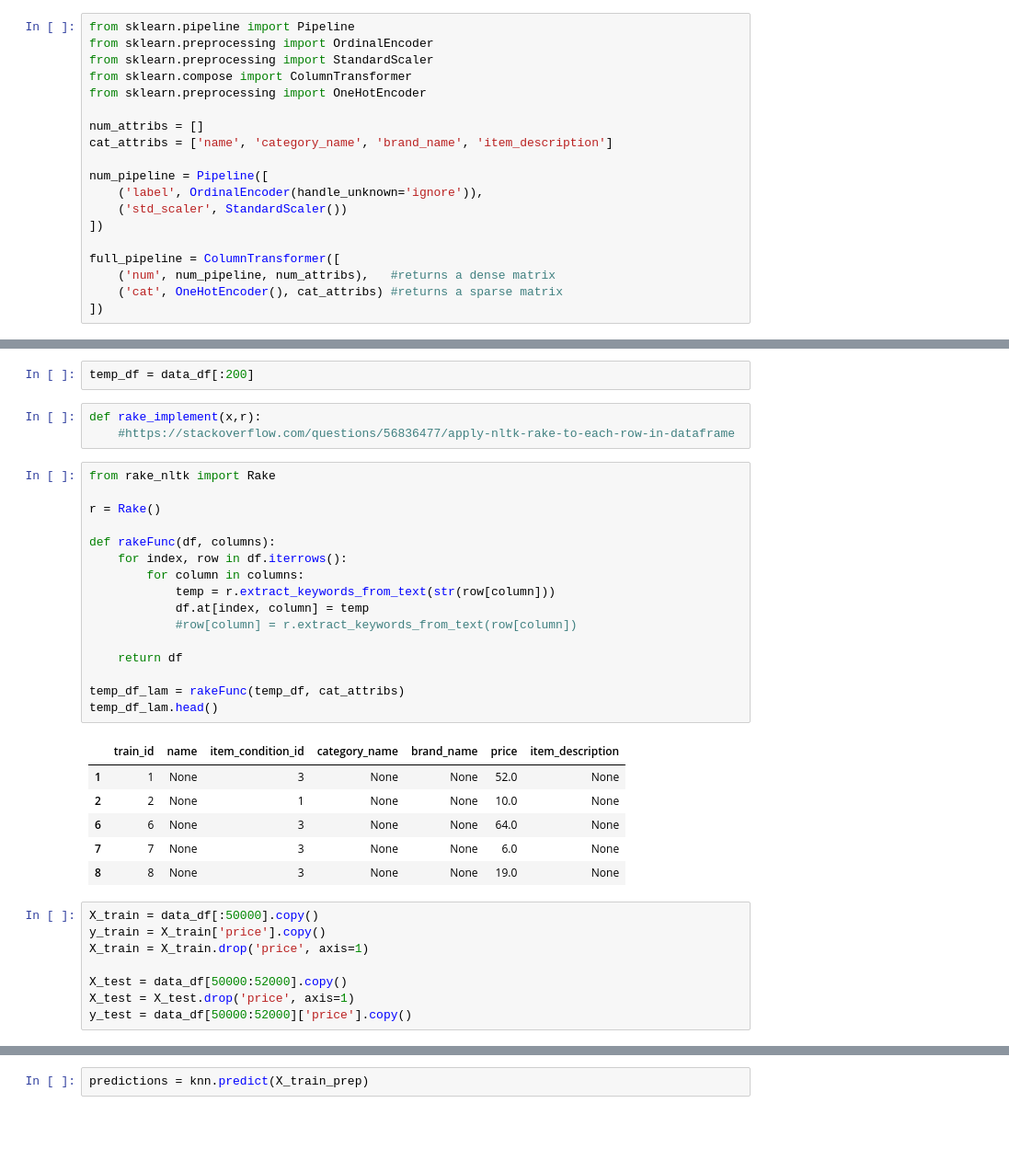
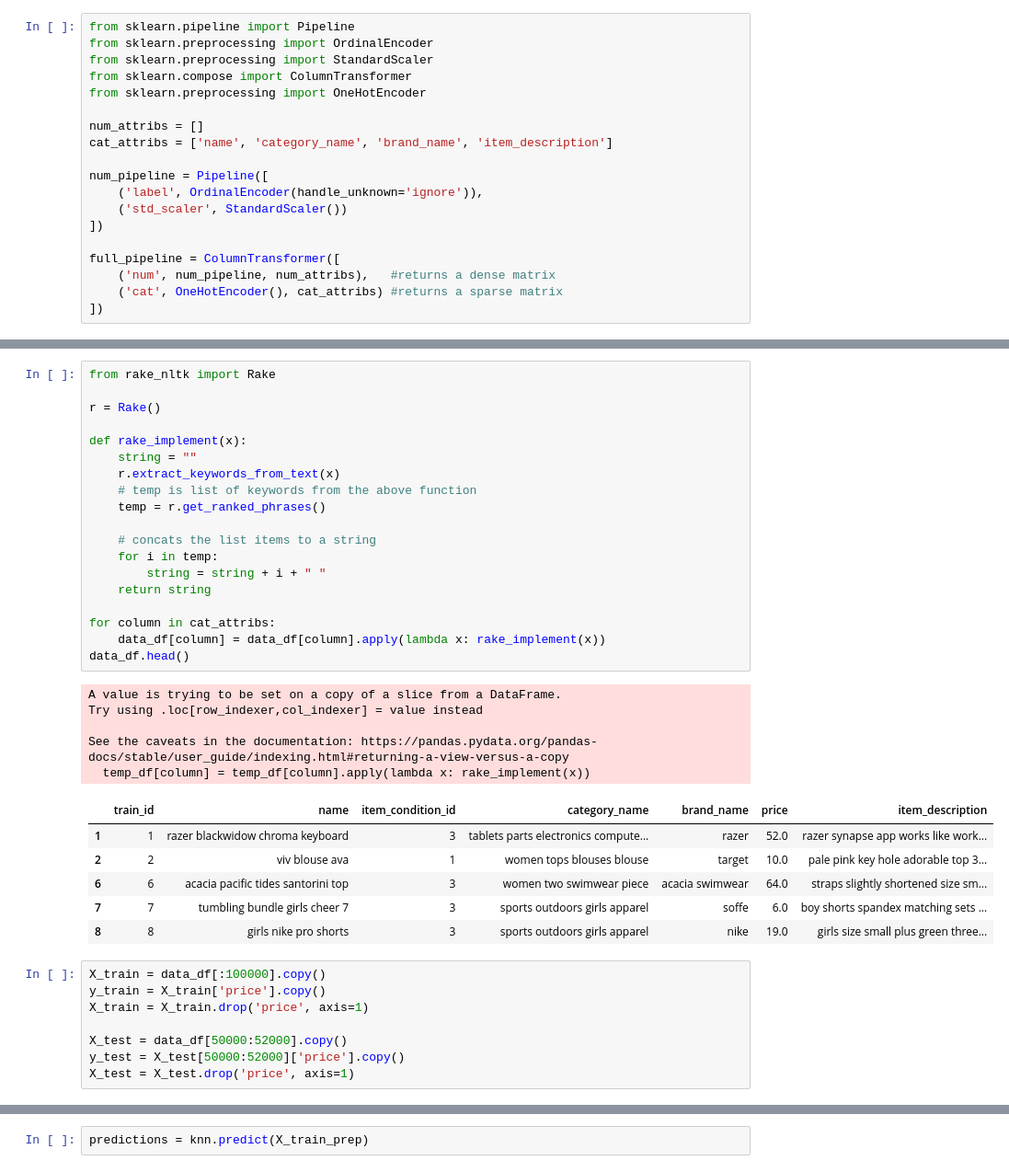
Before and after one commit to AI-project-Team-4/AI-Class-Project, a Jupyter notebook: KNN.ipynb, the cells around one changed output, grey strips where cells are left out. Shown at 92% size. Saved outputs shown, nothing was run; the diff lists cells and outputs as text; blank space fills up the shorter version.

```diff
--- a/KNN.ipynb
+++ b/KNN.ipynb
@@ -40,42 +40,45 @@ data_df.head()
 | 6 | 6 | Acacia pacific tides santorini top | 3 | Women/Swimwear/Two-Piece | Acacia Swimwear | 64.0 | Size small but straps slightly sh... |
 | 7 | 7 | Girls cheer and tumbling bundle of 7 | 3 | Sports & Outdoors/Apparel/Girls | Soffe | 6.0 | You get three pairs of Sophie che... |
 | 8 | 8 | Girls Nike Pro shorts | 3 | Sports & Outdoors/Apparel/Girls | Nike | 19.0 | Girls Size small Plus green. Thre... |
-# %%
-temp_df = data_df[:200]
-# %%
-def rake_implement(x,r):
-    #https://stackoverflow.com/questions/56836477/apply-nltk-rake-to-each-row-in-dataframe
-# %%
-from rake_nltk import Rake
-
-r = Rake()
-
-def rakeFunc(df, columns):
-    for index, row in df.iterrows():
-        for column in columns:
-            temp = r.extract_keywords_from_text(str(row[column]))
-            df.at[index, column] = temp
-            #row[column] = r.extract_keywords_from_text(row[column])
-
-    return df
-
-temp_df_lam = rakeFunc(temp_df, cat_attribs)
-temp_df_lam.head()
-# %% [output]
-|  | train_id | name | item_condition_id | category_name | brand_name | price | item_description |
-| 1 | 1 | None | 3 | None | None | 52.0 | None |
-| 2 | 2 | None | 1 | None | None | 10.0 | None |
-| 6 | 6 | None | 3 | None | None | 64.0 | None |
-| 7 | 7 | None | 3 | None | None | 6.0 | None |
-| 8 | 8 | None | 3 | None | None | 19.0 | None |
+# %%
+from rake_nltk import Rake
+
+r = Rake()
+
+def rake_implement(x):
+    string = ""
+    r.extract_keywords_from_text(x)
+    # temp is list of keywords from the above function
+    temp = r.get_ranked_phrases()
+
+    # concats the list items to a string
+    for i in temp:
+        string = string + i + " "
+    return string
+
+for column in cat_attribs:
+    data_df[column] = data_df[column].apply(lambda x: rake_implement(x))
+data_df.head()
+# %% [output]
+A value is trying to be set on a copy of a slice from a DataFrame.
+Try using .loc[row_indexer,col_indexer] = value instead
+
+See the caveats in the documentation: https://pandas.pydata.org/pandas-docs/stable/user_guide/indexing.html#returning-a-view-versus-a-copy
+  temp_df[column] = temp_df[column].apply(lambda x: rake_implement(x))
+|  | train_id | name | item_condition_id | category_name | brand_name | price | item_description |
+| 1 | 1 | razer blackwidow chroma keyboard | 3 | tablets parts electronics compute... | razer | 52.0 | razer synapse app works like work... |
+| 2 | 2 | viv blouse ava | 1 | women tops blouses blouse | target | 10.0 | pale pink key hole adorable top 3... |
+| 6 | 6 | acacia pacific tides santorini top | 3 | women two swimwear piece | acacia swimwear | 64.0 | straps slightly shortened size sm... |
+| 7 | 7 | tumbling bundle girls cheer 7 | 3 | sports outdoors girls apparel | soffe | 6.0 | boy shorts spandex matching sets ... |
+| 8 | 8 | girls nike pro shorts | 3 | sports outdoors girls apparel | nike | 19.0 | girls size small plus green three... |
 # %%
-X_train = data_df[:50000].copy()
+X_train = data_df[:100000].copy()
 y_train = X_train['price'].copy()
 X_train = X_train.drop('price', axis=1)
 
 X_test = data_df[50000:52000].copy()
+y_test = X_test[50000:52000]['price'].copy()
 X_test = X_test.drop('price', axis=1)
-y_test = data_df[50000:52000]['price'].copy()
 # %%
 full_pipeline = full_pipeline.fit(X_train)
 X_train_prep = full_pipeline.transform(X_train)
```
Also changed, not shown: parts of 2 cells of this notebook.
